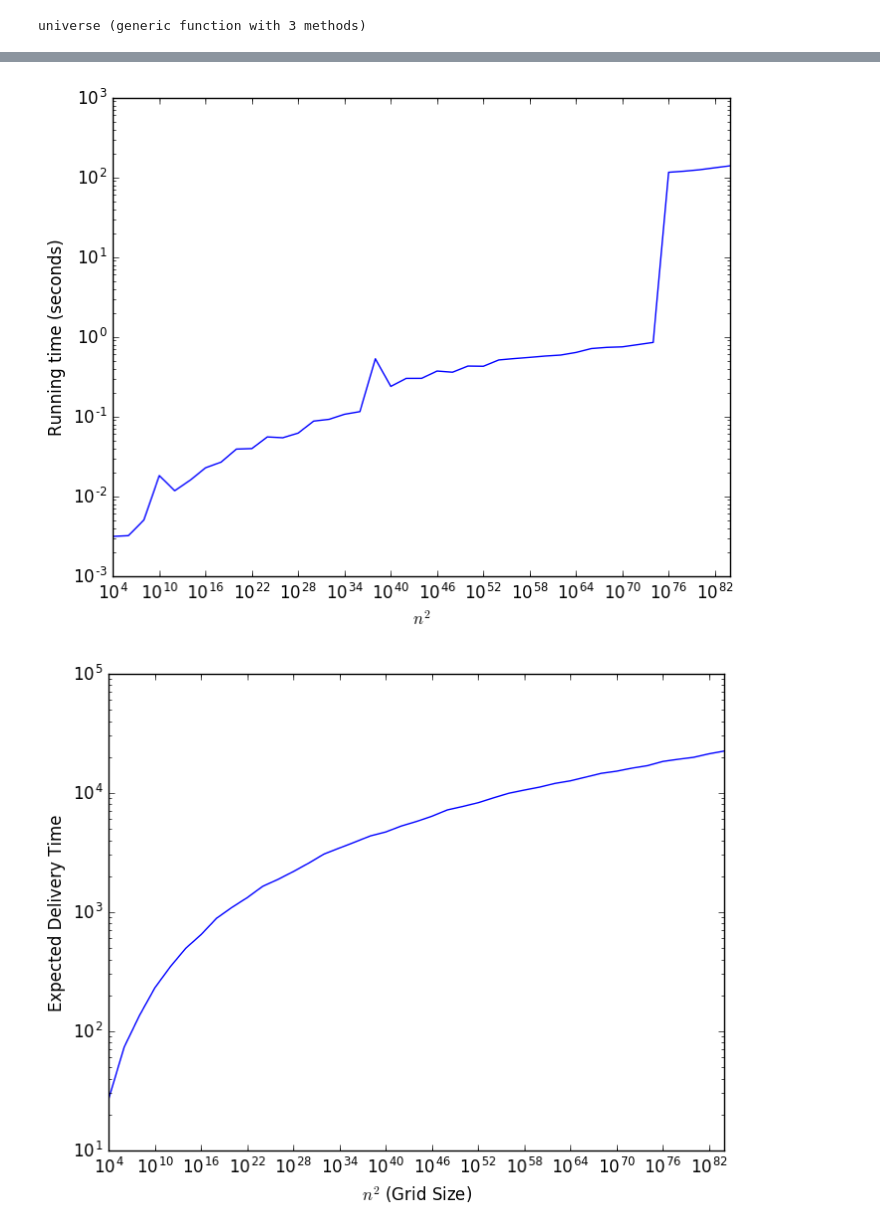
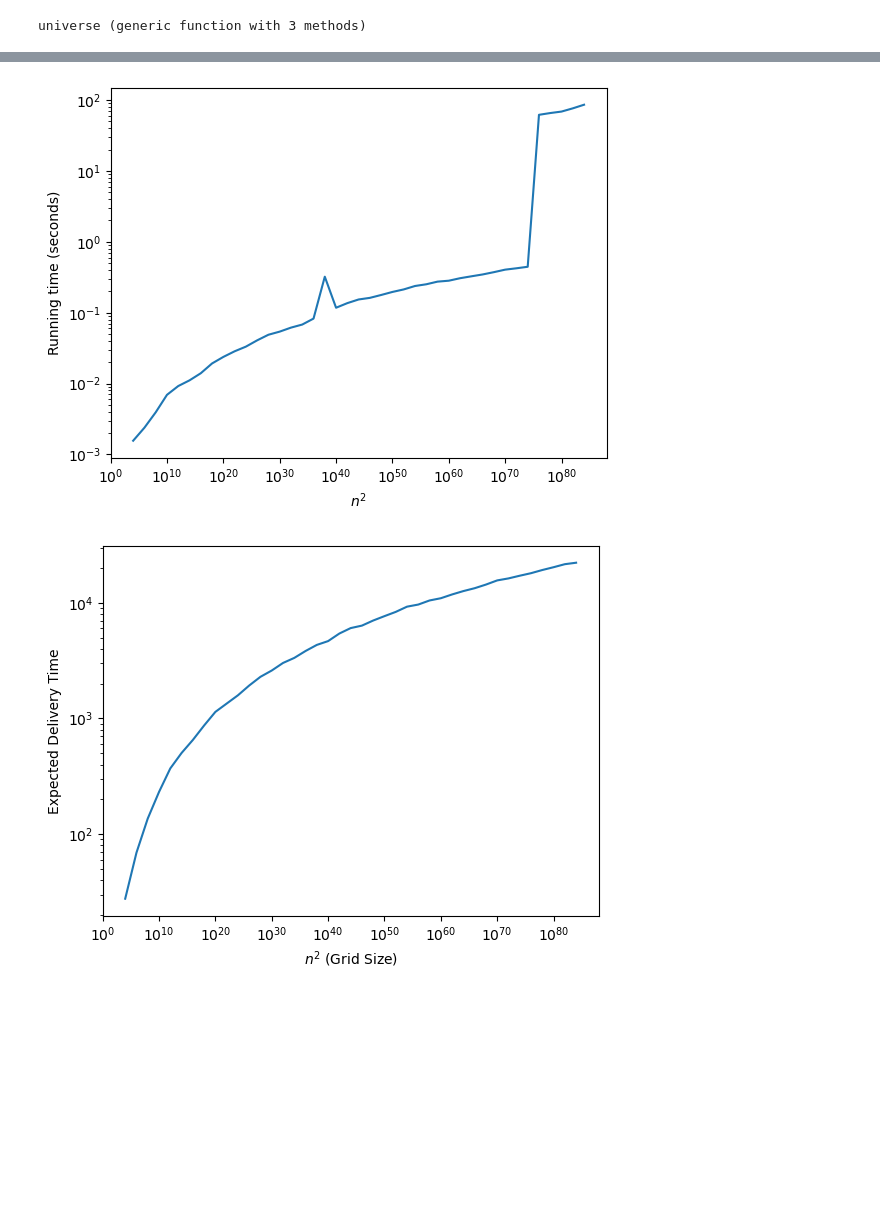
Before and after one commit to balouf/Kleinberg, a Jupyter notebook: Examples.ipynb, the cells around one changed output, grey strips where cells are left out. Saved outputs shown, nothing was run; the diff lists cells and outputs as text; code cells hidden in the pictures; blank space fills up the shorter version.

```diff
--- a/Examples.ipynb
+++ b/Examples.ipynb
@@ -185,21 +186,21 @@ computed in 140.06 s
 Parameters:  n = 1000000000000000000000000000000000000000000, r = 2, p = 1, q = 1, 100 runs
 # %%
 using PyPlot
-df = readtable("universe_nmax_42_with_100_trials.csv", separator = ' ', eltypes = [String, Float64, Float64])
-loglog(map( (x) -> parse(BigInt, x)^2, df[:n]), df[:time])
+df = CSV.read("universe_nmax_42_with_100_trials.csv", DataFrame, types = [String, Float64, Float64])
+loglog(map( (x) -> parse(BigInt, x)^2, df[!, :n]), df[!, :time])
 xlabel("\$ n^2 \$")
 ylabel("Running time (seconds)")
 show()
 # %% [output]
-[figure, old version]
+[figure, new version]
 # %%
 using PyPlot
 using DataFrames
-df = readtable("universe_nmax_42_with_100_trials.csv", separator = ' ', eltypes = [String, Float64, Float64])
-loglog(map( (x) -> parse(BigInt, x)^2, df[:n]), df[:edt])
+df = CSV.read("universe_nmax_42_with_100_trials.csv", DataFrame, types = [String, Float64, Float64])
+loglog(map( (x) -> parse(BigInt, x)^2, df[!, :n]), df[!, :edt])
 n = BigInt(10).^(2:41)
 xlabel("\$n^2\$ (Grid Size)")
 ylabel("Expected Delivery Time")
 show()
 # %% [output]
-[figure, old version]
+[figure, new version]
```
Also changed, not shown: parts of 13 cells of this notebook, 2 other files.
